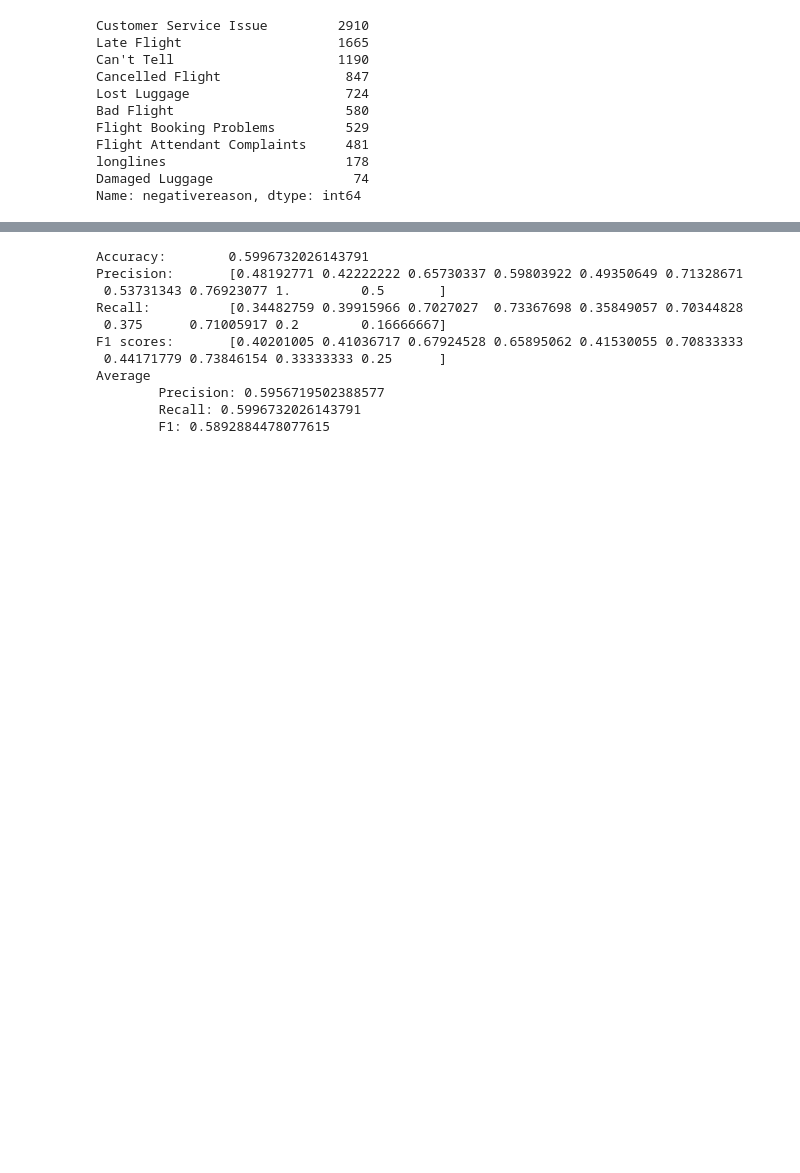
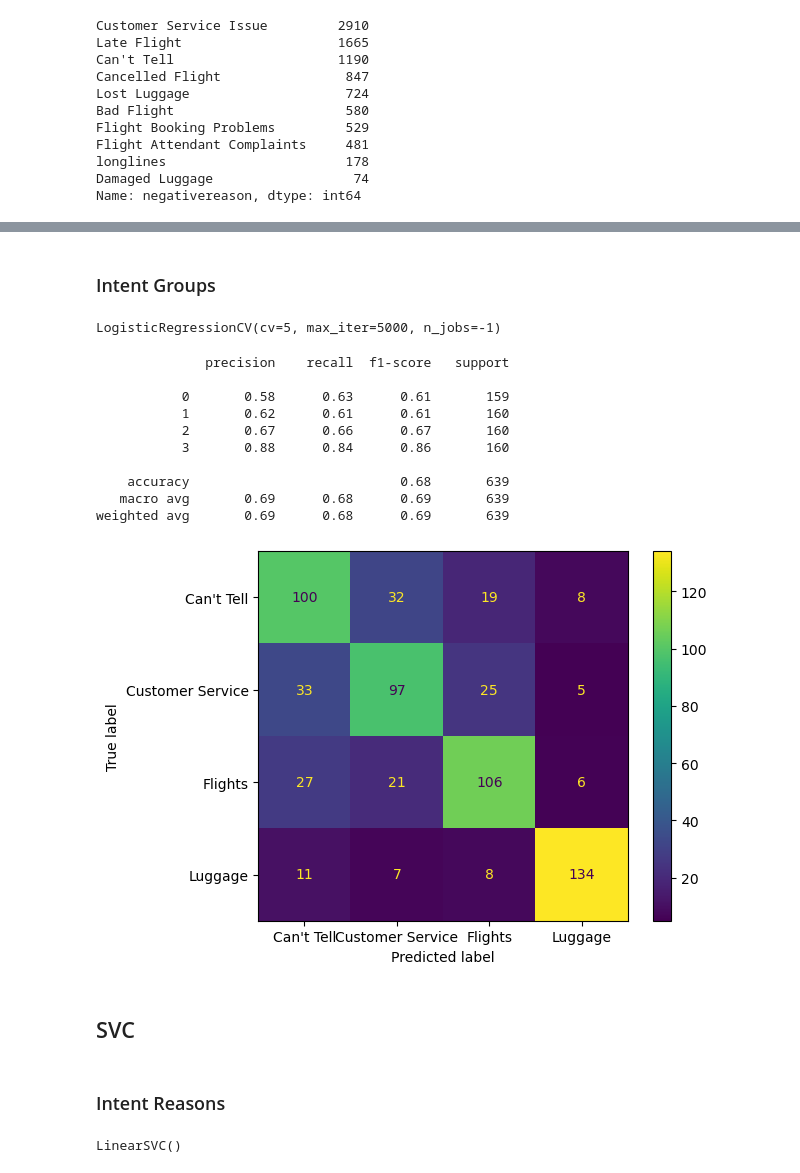
Before and after one commit to cosorio94/natalies-little-helper, a Jupyter notebook: notebooks/intent.ipynb, the cells around one changed output, grey strips where cells are left out. Saved outputs shown, nothing was run; the diff lists cells and outputs as text; code cells hidden in the pictures; blank space fills up the shorter version.

```diff
--- a/notebooks/intent.ipynb
+++ b/notebooks/intent.ipynb
@@ -99,19 +230,34 @@ Average
+# %% [markdown]
+### Intent Groups
+# %%
+clf = LogisticRegressionCV(cv=5, max_iter=5000, n_jobs=-1)
+clf.fit(xGroupTrain, yGroupTrain)
+# %% [output]
+LogisticRegressionCV(cv=5, max_iter=5000, n_jobs=-1)
+# %%
+pred = helper.evaluate_model(clf, xGroupTest, yGroupTest, intent_group_labels)
+# %% [output]
+              precision    recall  f1-score   support
+
+           0       0.58      0.63      0.61       159
+           1       0.62      0.61      0.61       160
+           2       0.67      0.66      0.67       160
+           3       0.88      0.84      0.86       160
+
+    accuracy                           0.68       639
+   macro avg       0.69      0.68      0.69       639
+weighted avg       0.69      0.68      0.69       639
+[figure, added]
+# %% [markdown]
+## SVC
+# %% [markdown]
+### Intent Reasons
 # %%
 clf = LinearSVC()
 clf.fit(xTrain, yTrain)
 
-yPred = clf.predict(xTest)
+# yPred = clf.predict(xTest)
 
-helper.evaluate_score(yTest, yPred)
+# helper.evaluate_score(yTest, yPred)
 # %% [output]
-Accuracy:        0.5996732026143791
-Precision:       [0.48192771 0.42222222 0.65730337 0.59803922 0.49350649 0.71328671
- 0.53731343 0.76923077 1.         0.5       ]
-Recall:          [0.34482759 0.39915966 0.7027027  0.73367698 0.35849057 0.70344828
- 0.375      0.71005917 0.2        0.16666667]
-F1 scores:       [0.40201005 0.41036717 0.67924528 0.65895062 0.41530055 0.70833333
- 0.44171779 0.73846154 0.33333333 0.25      ]
-Average
-        Precision: 0.5956719502388577
-        Recall: 0.5996732026143791
-        F1: 0.5892884478077615
+LinearSVC()
```
Also changed, not shown: parts of 32 cells of this notebook, 2 other files.
